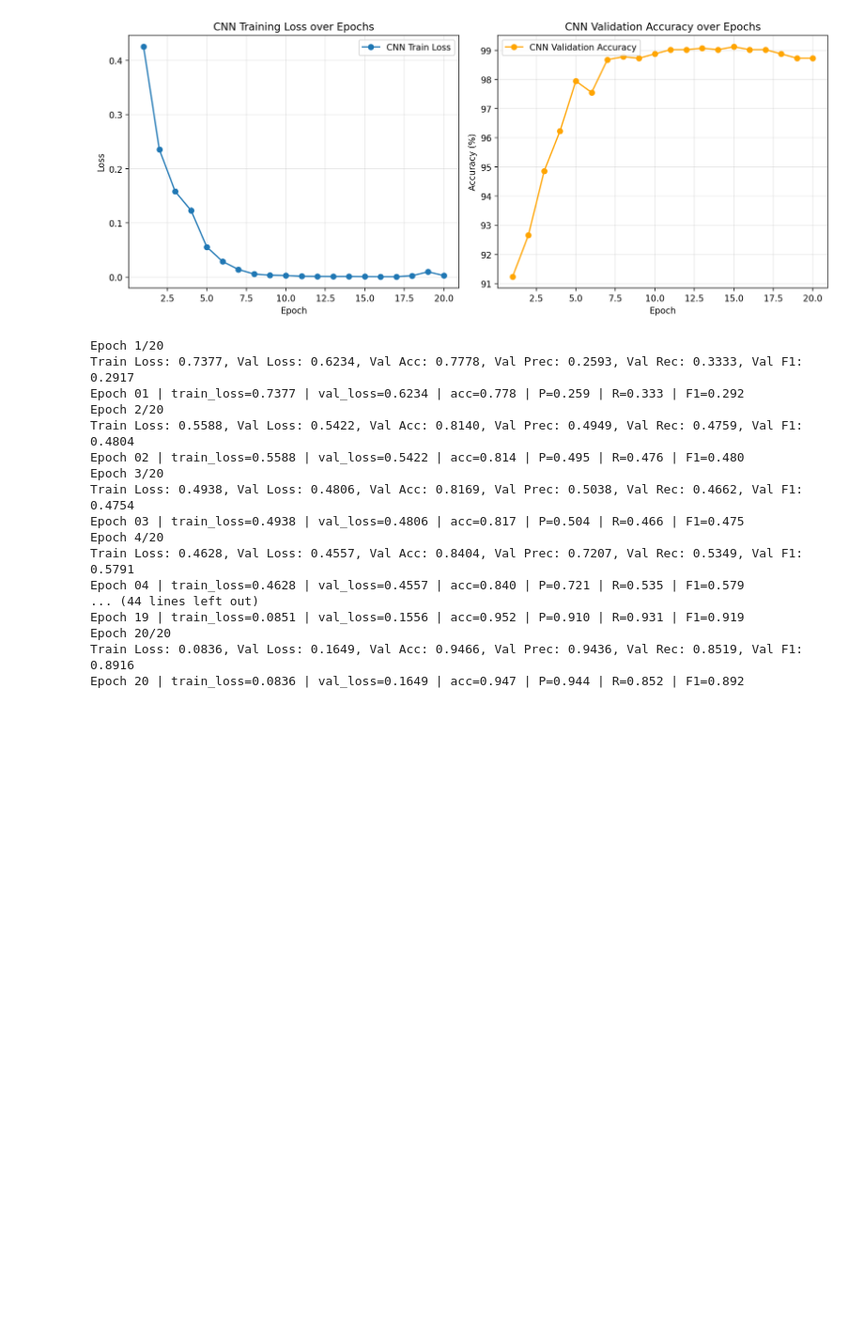
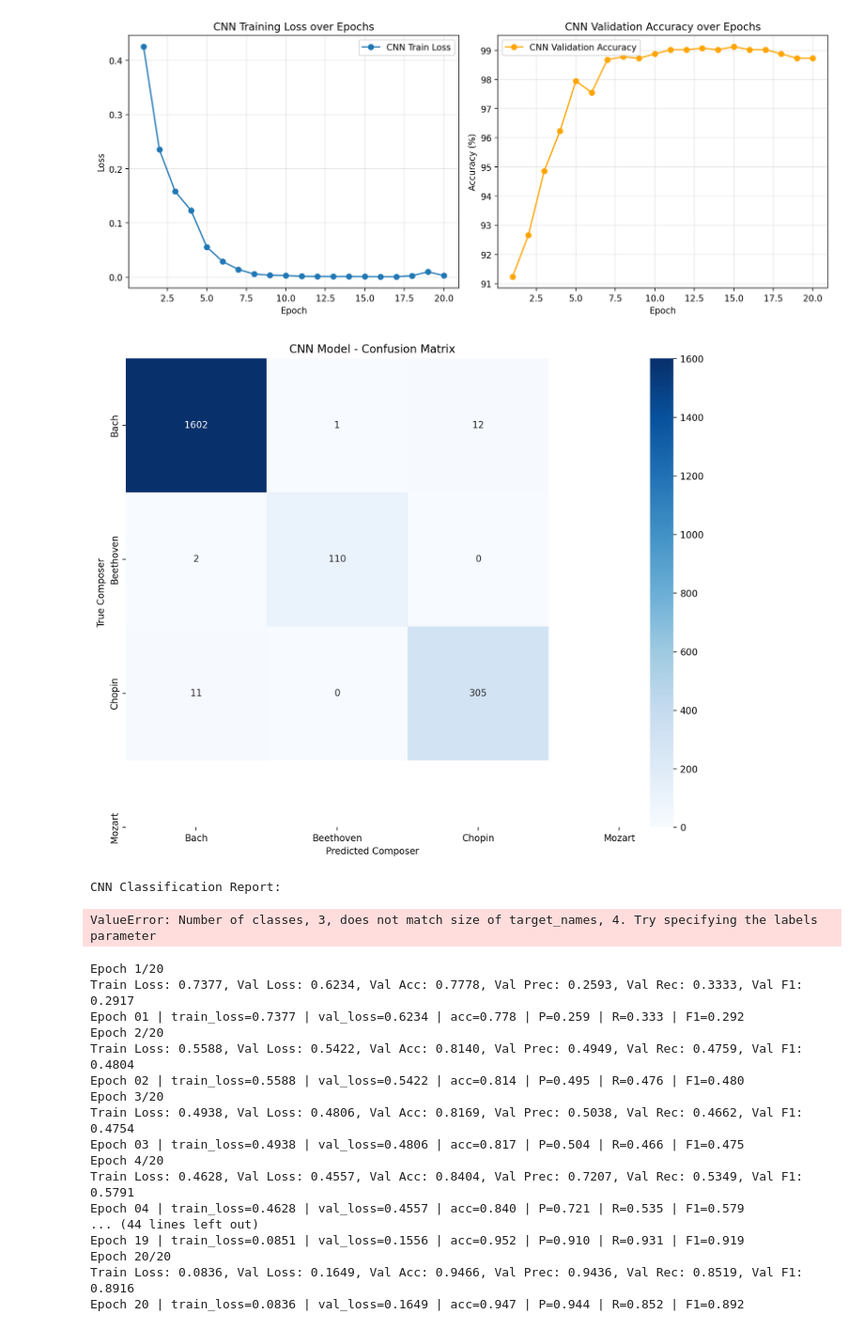
Before and after one commit to bigthinkertoo/AAI-511-Group-3, a Jupyter notebook: AAI511-Group-3-Project-08-10-2025-3.ipynb, the cells around one changed output. Shown at 94% size. Saved outputs shown, nothing was run; the diff lists cells and outputs as text; code cells hidden in the pictures; blank space fills up the shorter version.

```diff
--- a/AAI511-Group-3-Project-08-10-2025-3.ipynb
+++ b/AAI511-Group-3-Project-08-10-2025-3.ipynb
@@ -781,6 +833,44 @@ plt.tight_layout()
 plt.show()
 # %% [output]
 [figure]
+# %%
+# CNN Confusion Matrix
+import seaborn as sns
+from sklearn.metrics import confusion_matrix
+
+# Get predictions on validation set for confusion matrix
+model_cnn.eval()
+y_true_cnn, y_pred_cnn = [], []
+with torch.no_grad():
+    for xb, yb in val_cnn_loader:
+        xb, yb = xb.to(DEVICE), yb.to(DEVICE)
+        logits = model_cnn(xb)
+        preds = logits.argmax(1)
+        y_true_cnn.extend(yb.cpu().numpy())
+        y_pred_cnn.extend(preds.cpu().numpy())
+
+# Create confusion matrix
+cm_cnn = confusion_matrix(y_true_cnn, y_pred_cnn)
+composer_names = [label_to_composer[i] for i in range(len(COMPOSERS))]
+
+# Plot confusion matrix
+plt.figure(figsize=(10, 8))
+sns.heatmap(cm_cnn, annot=True, fmt='d', cmap='Blues',
+            xticklabels=composer_names, yticklabels=composer_names)
+plt.title('CNN Model - Confusion Matrix')
+plt.xlabel('Predicted Composer')
+plt.ylabel('True Composer')
+plt.tight_layout()
+plt.show()
+
+# Print classification report
+from sklearn.metrics import classification_report
+print("CNN Classification Report:")
+print(classification_report(y_true_cnn, y_pred_cnn, target_names=composer_names))
+# %% [output]
+[figure, added]
+CNN Classification Report:
+ValueError: Number of classes, 3, does not match size of target_names, 4. Try specifying the labels parameter
 # %%
 class CNNEncoder(nn.Module):
     def __init__(self, out_channels=64):
```
Also changed, not shown: parts of 1 cell of this notebook.
